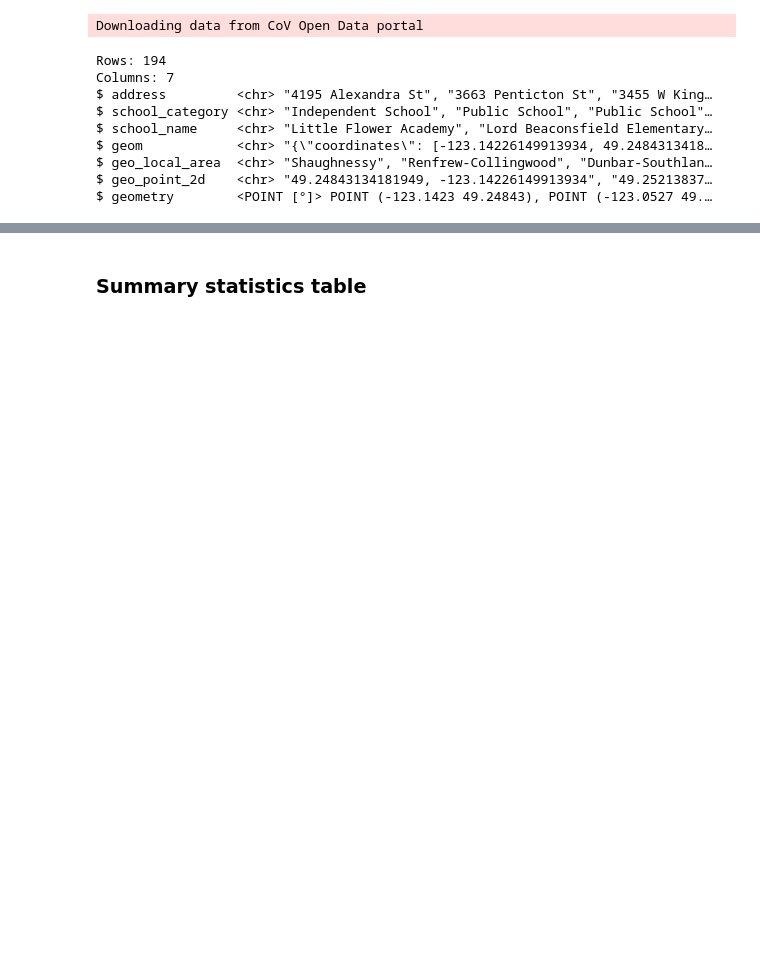
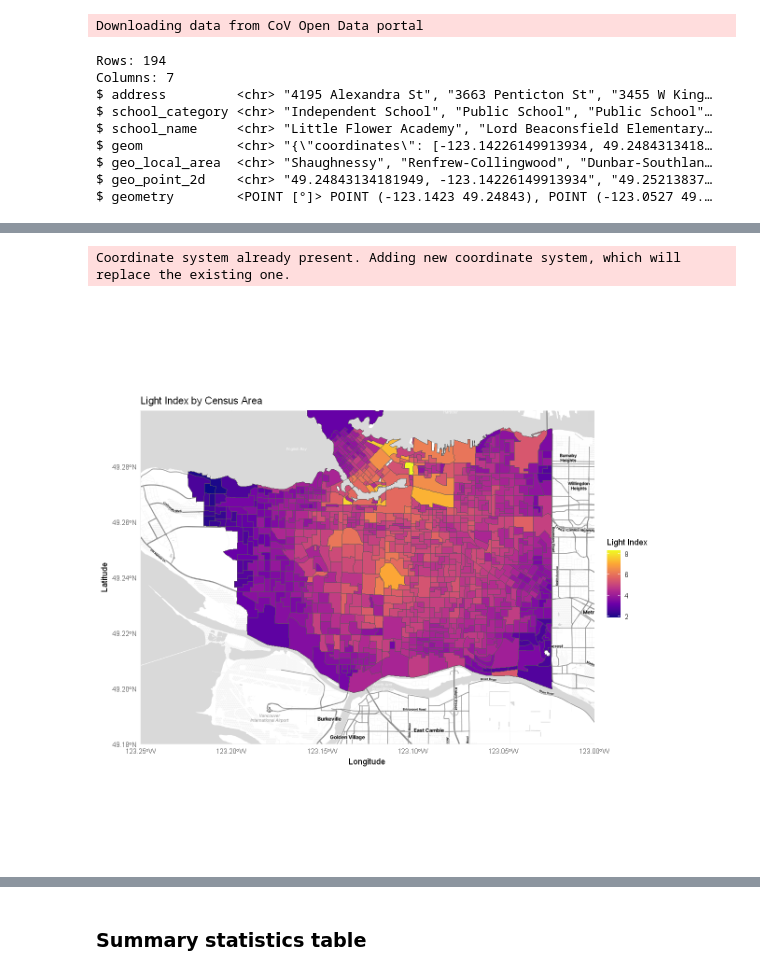
Before and after one commit to Irene-Berezin/econ326, a Jupyter notebook: project_workbook.ipynb, the cells around one changed output, grey strips where cells are left out. Cells and saved outputs as stored; diff of their text form; code cells hidden in the pictures; blank space fills up the shorter version.

```diff
--- a/project_workbook.ipynb
+++ b/project_workbook.ipynb
@@ -464,0 +644,14 @@ replace the existing one.
+# %%
+# Add visualization for light index data
+light_index_map <- ggmap(map) +
+  geom_sf(data = census_index_crime, aes(fill = light_index),inherit.aes = FALSE) +
+  scale_fill_viridis_c(option = "plasma", name = "Light Index") +
+  coord_sf(crs = st_crs(4326)) +
+  theme_minimal() +
+  labs(title = "Light Index by Census Area", fill = "Light Index", x = "Longitude", y = "Latitude")
+
+light_index_map
+# %% [output]
+Coordinate system already present. Adding new coordinate system, which will
+replace the existing one.
+[figure, added]
```
Also changed, not shown: parts of 64 cells of this notebook.
